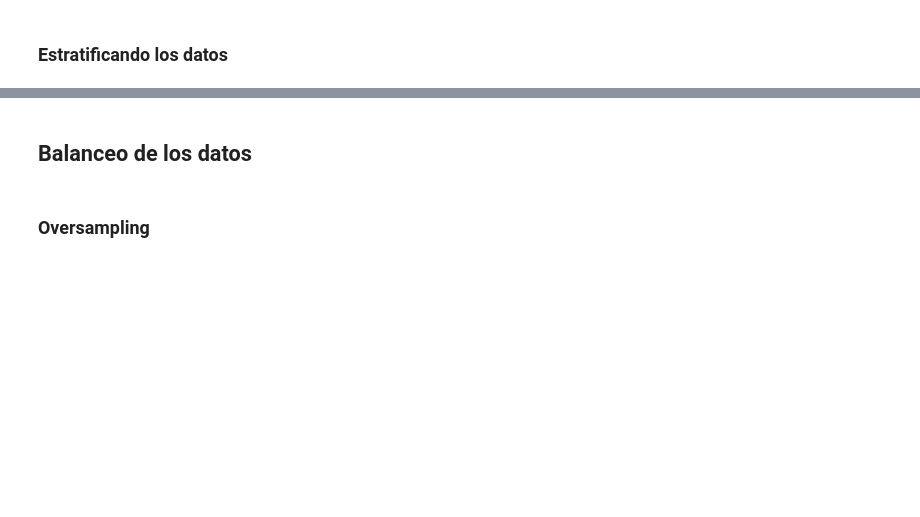
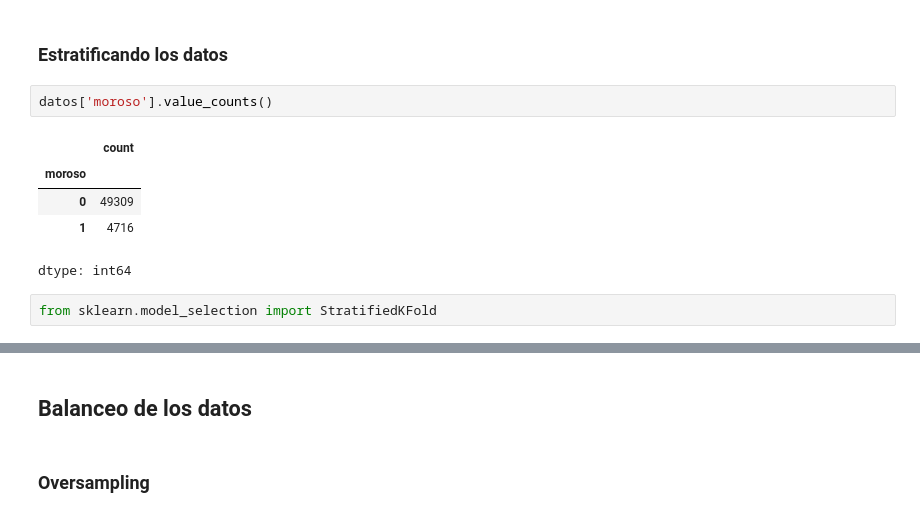
Before and after one commit to AngelTroncoso/ML_Alura, a Jupyter notebook: 7_Clasificacion_validacion_y_metricas.ipynb, the cells around one changed output, grey strips where cells are left out. Drawn from its saved outputs; the diff is of its cells as text; blank space fills up the shorter version.

```diff
--- a/7_Clasificacion_validacion_y_metricas.ipynb
+++ b/7_Clasificacion_validacion_y_metricas.ipynb
@@ -213,2 +346,12 @@ Generalmente, se utilizan 5 o 10 partes. Un número mayor no suele ser necesario
 # %% [markdown]
 ### Estratificando los datos
+# %%
+datos['moroso'].value_counts()
+# %% [output]
+|  | count |
+| moroso |  |
+| 0 | 49309 |
+| 1 | 4716 |
+dtype: int64
+# %%
+from sklearn.model_selection import StratifiedKFold
```
Also changed, not shown: parts of 88 cells of this notebook.
